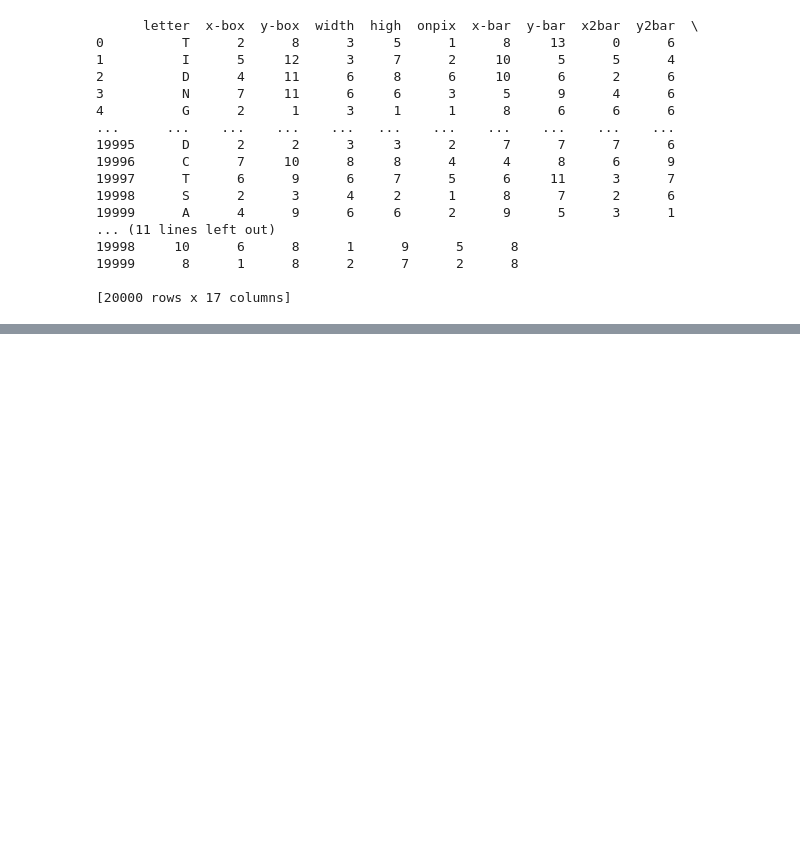
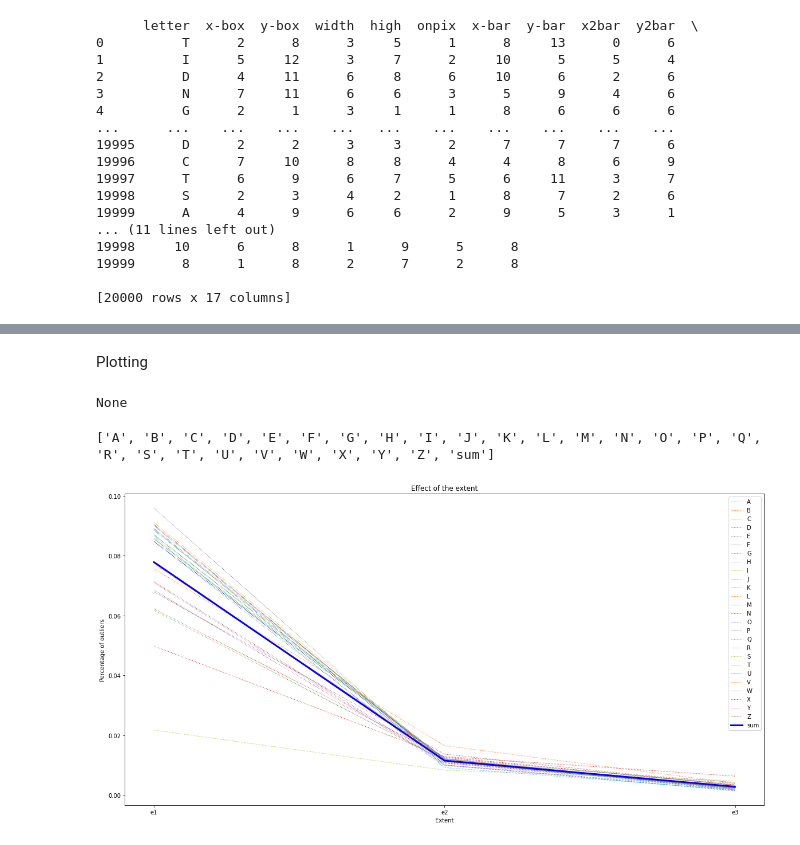
Before and after one commit to mmlein/KDDM2, a Jupyter notebook: src/04_Local_Outlier_Probability/local_outlier_probability.ipynb, the cells around one changed output, grey strips where cells are left out. Drawn from its saved outputs; the diff is of its cells as text; code cells hidden in the pictures; blank space fills up the shorter version.

Commit message:
documenting lo prob and new result structure

```diff
--- a/src/04_Local_Outlier_Probability/local_outlier_probability.ipynb
+++ b/src/04_Local_Outlier_Probability/local_outlier_probability.ipynb
@@ -116,0 +198,42 @@ optimization_results.to_csv("local_outlier_probability_hyper_parameter_testing.c
+# %% [markdown]
+Plotting
+# %%
+# read the file
+optimization_data = pd.read_csv("local_outlier_probability_hyper_parameter_testing_test.csv")
+optimization_data
+# %%
+# filter the data to have a look, which impact which parameter has
+result_e = optimization_data.groupby(["e"]).mean().reset_index()
+result_n = optimization_data.groupby(["n"]).mean().reset_index()
+result_per = optimization_data.groupby(["%"]).mean().reset_index()
+# %%
+# make the column to string for plotting
+result_e["e"] = ["e1", "e2", "e3"]
+print(alphabet)
+# %% [output]
+None
+# %%
+# make a alphabet list for plotting
+alphabet = list(string.ascii_uppercase)
+alphabet.append("sum")
+print(alphabet)
+# %% [output]
+['A', 'B', 'C', 'D', 'E', 'F', 'G', 'H', 'I', 'J', 'K', 'L', 'M', 'N', 'O', 'P', 'Q', 'R', 'S', 'T', 'U', 'V', 'W', 'X', 'Y', 'Z', 'sum']
+# %%
+# plot the extent variable
+fig = plt.figure(figsize = (20, 10))
+
+for letter in alphabet:
+    if letter == "sum":
+        plt.plot(result_e["e"], result_e[letter],"b-" ,label= letter, linewidth=3)
+    else:
+        plt.plot(result_e["e"], result_e[letter],":" ,label= letter, linewidth=1)
+
+plt.xlabel("Extent")
+plt.ylabel("Percentage of outliers")
+plt.title("Effect of the extent")
+plt.legend()
+plt.savefig("local_out_prob_extent.pdf")
+plt.show()
+# %% [output]
+[figure, added]
```
Also changed, not shown: parts of 21 cells of this notebook.
